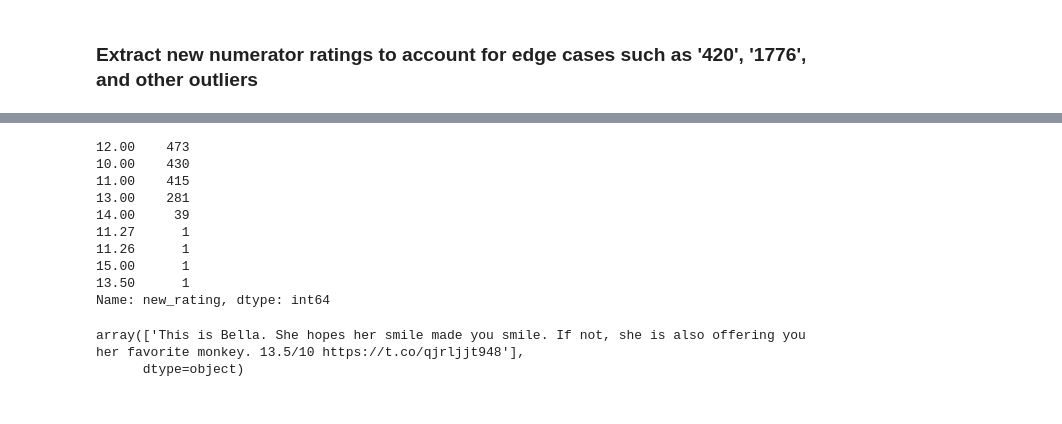
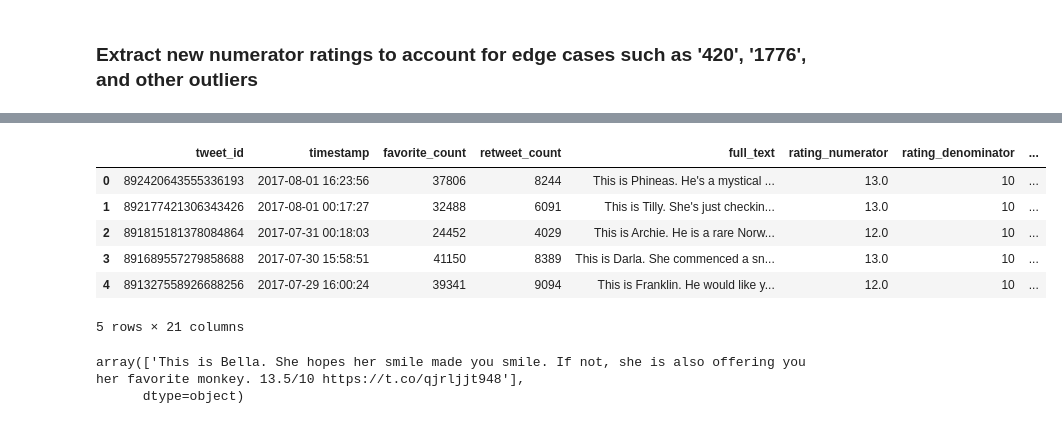
Before and after one commit to juliouribe/twitter-wrangling-project, a Jupyter notebook: wrangle_act.ipynb, the cells around one changed output, grey strips where cells are left out. Cells and saved outputs as stored; diff of their text form; code cells hidden in the pictures.

```diff
--- a/wrangle_act.ipynb
+++ b/wrangle_act.ipynb
@@ -328,0 +323,6 @@ tweets_super_clean.info()
+# %%
+# Define
+# Replace 'None' values with proper NaN values for missing data
+tweets_super_clean.replace('None', np.nan, inplace=True)
+# Test: Confirm changes are reflected in our dataframe
+tweets_super_clean.info()
@@ -377,21 +404,26 @@ Name: name, Length: 912, dtype: int64
 # %%
 # Define: Values less than 10 and significantly over 10-19 range should not be valid. I will reassign the numerator using
 # a regex that limits the range its looking for to only contain values from 10-19 and are tied to a '/10'
 # We will replace the old numerator with this new rating of type float
 # Clean
-tweets_super_clean['new_rating'] = tweets_super_clean.full_text.str.extract('(1[0-9]([.][0-9]+)?/10)', expand=True)
+# tweets_super_clean['new_rating'] = tweets_super_clean.full_text.str.extract('(1[0-9]?[.]?[0-9]+?/10)', expand=True)
+tweets_super_clean['new_rating'] = tweets_super_clean.full_text.str.extract('(1[0-9][.]?[0-9]*?/10)', expand=True)
 tweets_super_clean['new_rating'] = tweets_super_clean['new_rating'].str[:-3]
 tweets_super_clean['new_rating'] = tweets_super_clean['new_rating'].astype(float)
 tweets_super_clean.new_rating.value_counts()
+# find the row with the 1776 value
+tweets_super_clean[tweets_super_clean['new_rating'] == 1776.0]
+# reassign that value with nan since its not in our range
+tweets_super_clean.at[796, 'new_rating'] = np.nan
+# assess all ratings are within intended range
+tweets_super_clean.new_rating.value_counts()
+tweets_super_clean.head()
 # %% [output]
+|  | tweet_id | timestamp | favorite_count | retweet_count | full_text | rating_numerator | rating_denominator | ... |
+| 0 | 892420643555336193 | 2017-08-01 16:23:56 | 37806 | 8244 | This is Phineas. He's a mystical ... | 13.0 | 10 | ... |
+| 1 | 892177421306343426 | 2017-08-01 00:17:27 | 32488 | 6091 | This is Tilly. She's just checkin... | 13.0 | 10 | ... |
+| 2 | 891815181378084864 | 2017-07-31 00:18:03 | 24452 | 4029 | This is Archie. He is a rare Norw... | 12.0 | 10 | ... |
+| 3 | 891689557279858688 | 2017-07-30 15:58:51 | 41150 | 8389 | This is Darla. She commenced a sn... | 13.0 | 10 | ... |
+| 4 | 891327558926688256 | 2017-07-29 16:00:24 | 39341 | 9094 | This is Franklin. He would like y... | 12.0 | 10 | ... |
-12.00    473
-10.00    430
-11.00    415
-13.00    281
-14.00     39
-11.27      1
-11.26      1
-15.00      1
-13.50      1
-Name: new_rating, dtype: int64
+5 rows × 21 columns
 # %%
```
Also changed, not shown: parts of 14 cells of this notebook, 1 other file.
